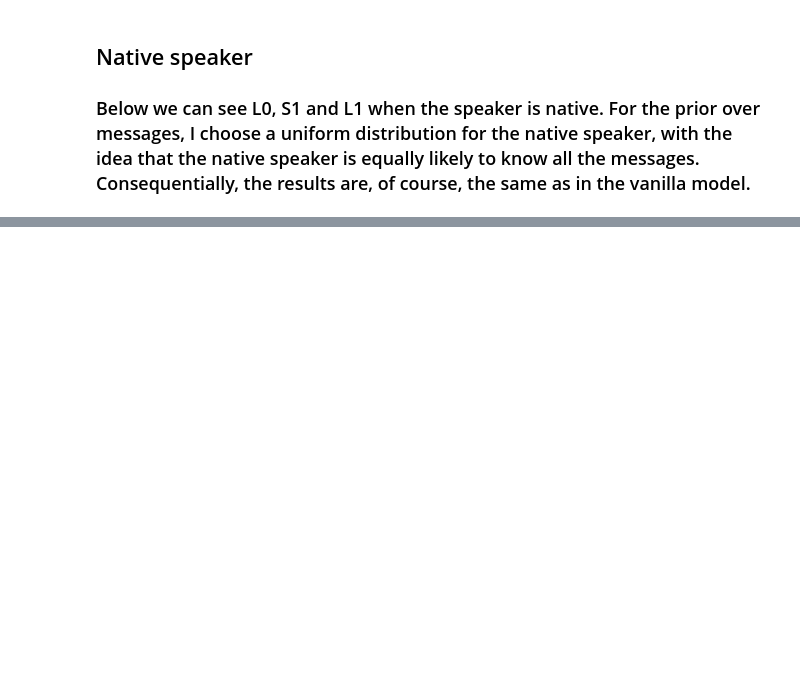
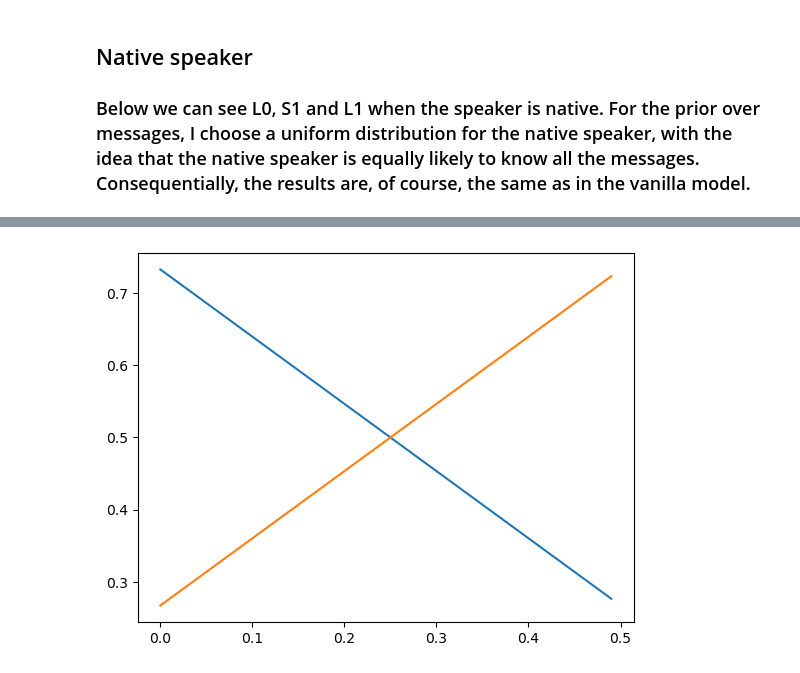
Before and after one commit to tyle00001/RSA-for-nonnative-speakers, a Jupyter notebook: RSA_Nonnative_Model.ipynb, the cells around one changed output, grey strips where cells are left out. Saved outputs shown, nothing was run; the diff lists cells and outputs as text; code cells hidden in the pictures; blank space fills up the shorter version.

```diff
--- a/RSA_Nonnative_Model.ipynb
+++ b/RSA_Nonnative_Model.ipynb
@@ -210,0 +224,20 @@ print(RSAOption1_nonnative.L1())
+# %%
+initial_prior = np.array([0.5,0,0.5])
+greyhound_probs = []
+dalmatian_probs = []
+for i in np.arange(0,0.50,0.01):
+    prior = list(map(add, initial_prior,np.array([0,i,-i])))
+    RSAModelEx = RSAModelWithPriorOverUtterances(objects, messages, truth_table, alpha,
+                                                    prior_o ,prior, cost_function)
+    L1 = RSAModelEx.L1()
+    greyhound_probs.append(L1[0,0])
+    dalmatian_probs.append(L1[0,1])
+
+fig, ax = plt.subplots()
+greyhound_prior_prob = np.arange(0,0.50,0.01)
+ax.plot(greyhound_prior_prob, greyhound_probs, label = 'greyhound')
+ax.plot(greyhound_prior_prob, dalmatian_probs, label = 'dalmatian')
+ax.plot()
+plt.show()
+# %% [output]
+[figure, added]
```
Also changed, not shown: parts of 12 cells of this notebook.
